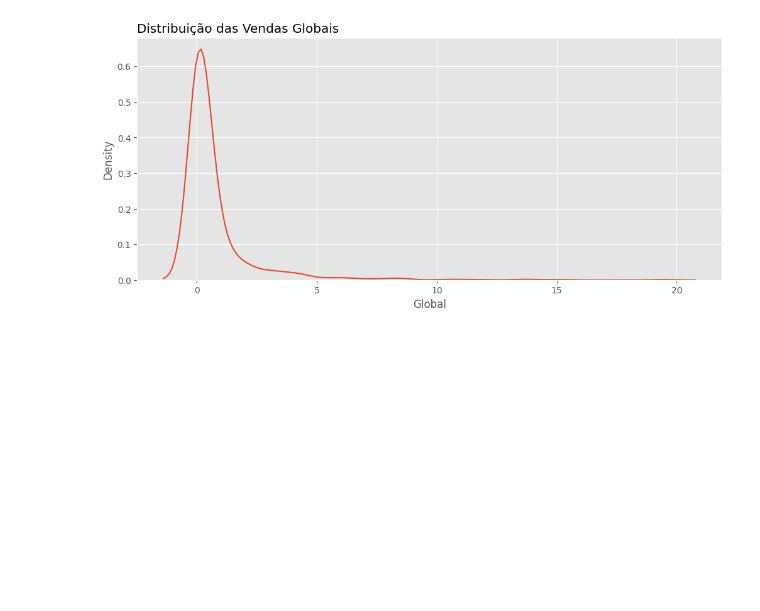
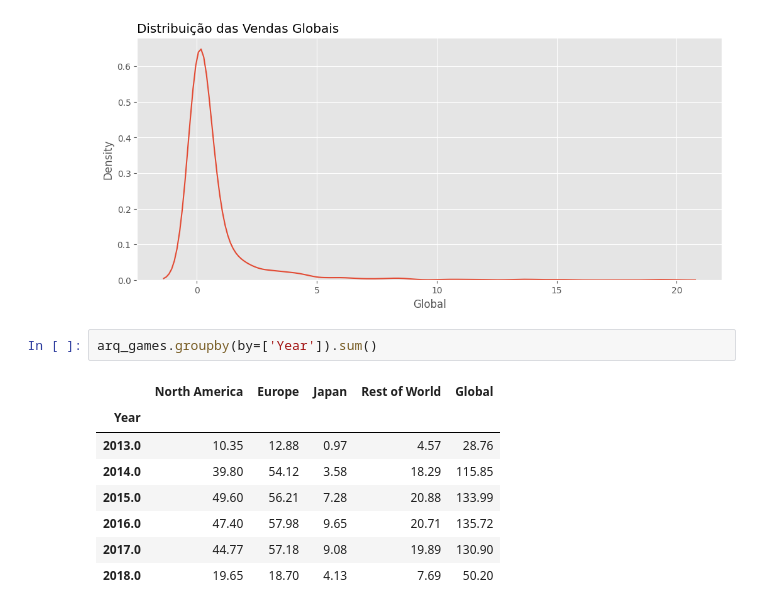
Before and after one commit to 21seya/Analise_dados_conceitos, a Jupyter notebook: projeto04_mercado_games.ipynb, the cells around one changed output. Drawn from its saved outputs; the diff is of its cells as text; blank space fills up the shorter version.

```diff
--- a/projeto04_mercado_games.ipynb
+++ b/projeto04_mercado_games.ipynb
@@ -135,3 +135,14 @@ sns.kdeplot(arq_games['Global'])
 # %% [output]
 <AxesSubplot: title={'left': 'Distribuição das Vendas Globais'}, xlabel='Global', ylabel='Density'>
 [figure]
+# %%
+arq_games.groupby(by=['Year']).sum()
+# %% [output]
+|  | North America | Europe | Japan | Rest of World | Global |
+| Year |  |  |  |  |  |
+| 2013.0 | 10.35 | 12.88 | 0.97 | 4.57 | 28.76 |
+| 2014.0 | 39.80 | 54.12 | 3.58 | 18.29 | 115.85 |
+| 2015.0 | 49.60 | 56.21 | 7.28 | 20.88 | 133.99 |
+| 2016.0 | 47.40 | 57.98 | 9.65 | 20.71 | 135.72 |
+| 2017.0 | 44.77 | 57.18 | 9.08 | 19.89 | 130.90 |
+| 2018.0 | 19.65 | 18.70 | 4.13 | 7.69 | 50.20 |
```
Also changed, not shown: parts of 4 cells of this notebook.
